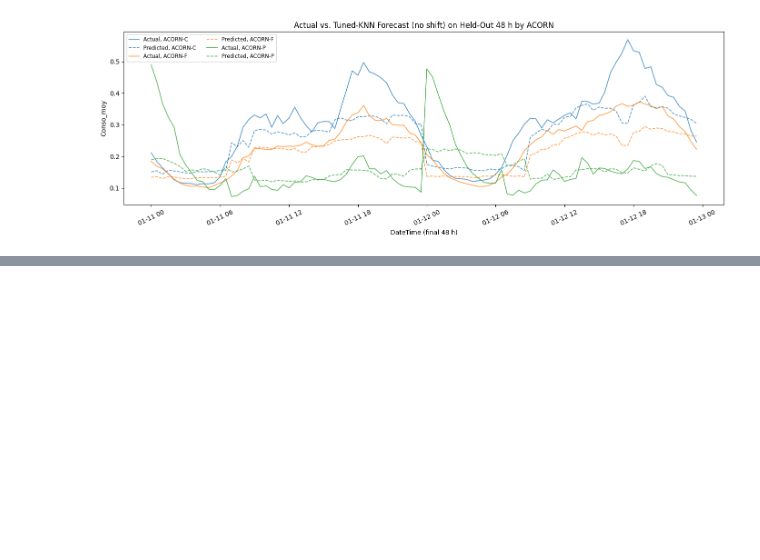
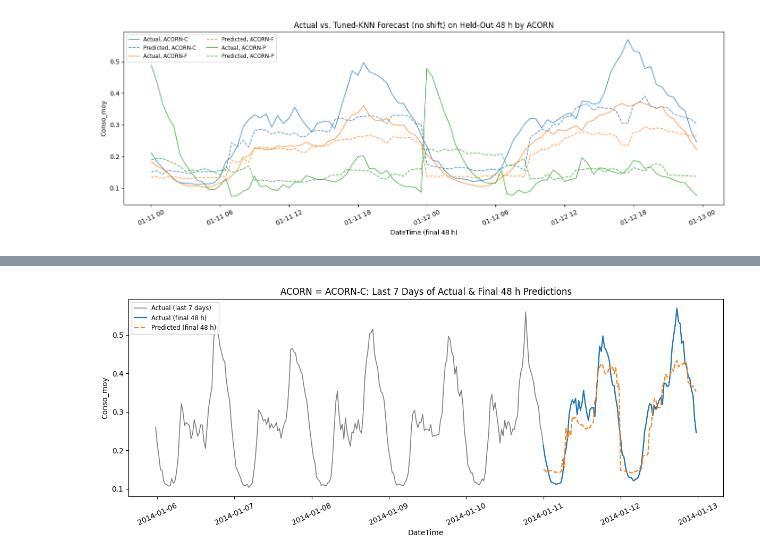
Before and after one commit to thiagonarcizo/Forecast-of-Electricity-Consumption, a Jupyter notebook: notebooks_alexsandro/03_modelisation_court_terme_b.ipynb, the cells around one changed output, grey strips where cells are left out. Drawn from its saved outputs; the diff is of its cells as text; code cells hidden in the pictures; blank space fills up the shorter version.

```diff
--- a/notebooks_alexsandro/03_modelisation_court_terme_b.ipynb
+++ b/notebooks_alexsandro/03_modelisation_court_terme_b.ipynb
@@ -697,0 +1109,86 @@ ModuleNotFoundError: No module named 'tensorflow'
+# %%
+import pandas as pd
+import numpy as np
+import matplotlib.pyplot as plt
+
+# ──────────────────────────────────────────────────────────────────────────────
+# ASSUMPTIONS:
+#  • You have a DataFrame `df` containing the full history with columns:
+#       ["Acorn", "DateTime", "Conso_moy", … other features …]
+#    where "DateTime" is a pandas datetime64[ns] and "Conso_moy" is the actual load.
+#
+#  • You have a dictionary `results` (from the per‐ACORN tuning loop) where, for each ACORN:
+#       results[acorn_label]["df_test_sub"]  = the DataFrame of that ACORN’s last 48h (96 rows),
+#                                               including columns ["DateTime", "Conso_moy" …]
+#       results[acorn_label]["y_pred_sub"]   = a NumPy array (length 96) of predictions
+#
+#    In other words, for each `acorn_label`:
+#       sub_test = results[acorn_label]["df_test_sub"]  # has “DateTime” + “Conso_moy”
+#       y_pred   = results[acorn_label]["y_pred_sub"]   # array of predicted Conso_moy on those same timestamps
+#
+#  • You want to plot, for each ACORN, the last 7 days (168 hours = 336 half‐hour rows) of actual “Conso_moy”,
+#    and then overlay the model’s predictions for the final 48 hours (96 rows).
+# ──────────────────────────────────────────────────────────────────────────────
+
+# Loop over each ACORN group
+for acorn_label in df["Acorn"].unique():
+    print(f"Plotting last 7 days for ACORN = {acorn_label}")
+
+    # 1) Full‐history sub‐DataFrame for this ACORN, sorted by DateTime
+    full_group = df[df["Acorn"] == acorn_label].sort_values("DateTime").reset_index(drop=True)
+
+    # 2) Determine the timestamp one week before the very last timestamp for this group
+    last_timestamp = full_group["DateTime"].max()
+    one_week_ago = last_timestamp - pd.Timedelta(days=7)
+
+    # 3) Filter to only the last 7 days of actual consumption
+    last_week_df = full_group[full_group["DateTime"] >= one_week_ago].reset_index(drop=True)
+
+    # 4) Extract that ACORN’s final‐48h test‐subset and predictions
+    sub_test = results[acorn_label]["df_test_sub"].sort_values("DateTime").reset_index(drop=True)
+    y_pred   = results[acorn_label]["y_pred_sub"]
+
+    # Sanity check: sub_test must have exactly 96 rows
+    # (96 half‐hour rows = final 48 hours)
+    assert len(sub_test) == 96, f"Expected 96 rows in {acorn_label} sub_test but got {len(sub_test)}"
+
+    # 5) Build a figure for this ACORN
+    plt.figure(figsize=(12, 5))
+
+    # 5A) Plot actual consumption for the last 7 days
+    plt.plot(
+        last_week_df["DateTime"],
+        last_week_df["Conso_moy"],
+        label="Actual (last 7 days)",
+        color="gray",
+        linewidth=1.2
+    )
+
+    # 5B) Overlay the actual final 48 h in bold (since they lie in the last 7 days)
+    plt.plot(
+        sub_test["DateTime"],
+        sub_test["Conso_moy"],
+        label="Actual (final 48 h)",
+        color="C0",
+        linewidth=1.6
+    )
+
+    # 5C) Overlay the predicted final 48 h (dashed)
+    plt.plot(
+        sub_test["DateTime"],
+        y_pred,
+        label="Predicted (final 48 h)",
+        color="C1",
+        linestyle="--",
+        linewidth=1.6
+    )
+
+    # 6) Formatting
+    plt.xlabel("DateTime")
+    plt.ylabel("Conso_moy")
+    plt.title(f"ACORN = {acorn_label}: Last 7 Days of Actual & Final 48 h Predictions")
+    plt.legend(loc="upper left", fontsize="small")
+    plt.xticks(rotation=25)
+    plt.tight_layout()
+    plt.show()
+# %% [output]
@@ -697,0 +1196 @@ ModuleNotFoundError: No module named 'tensorflow'
+[figure, added]
```
Also changed, not shown: parts of 14 cells of this notebook, 1 other file.
